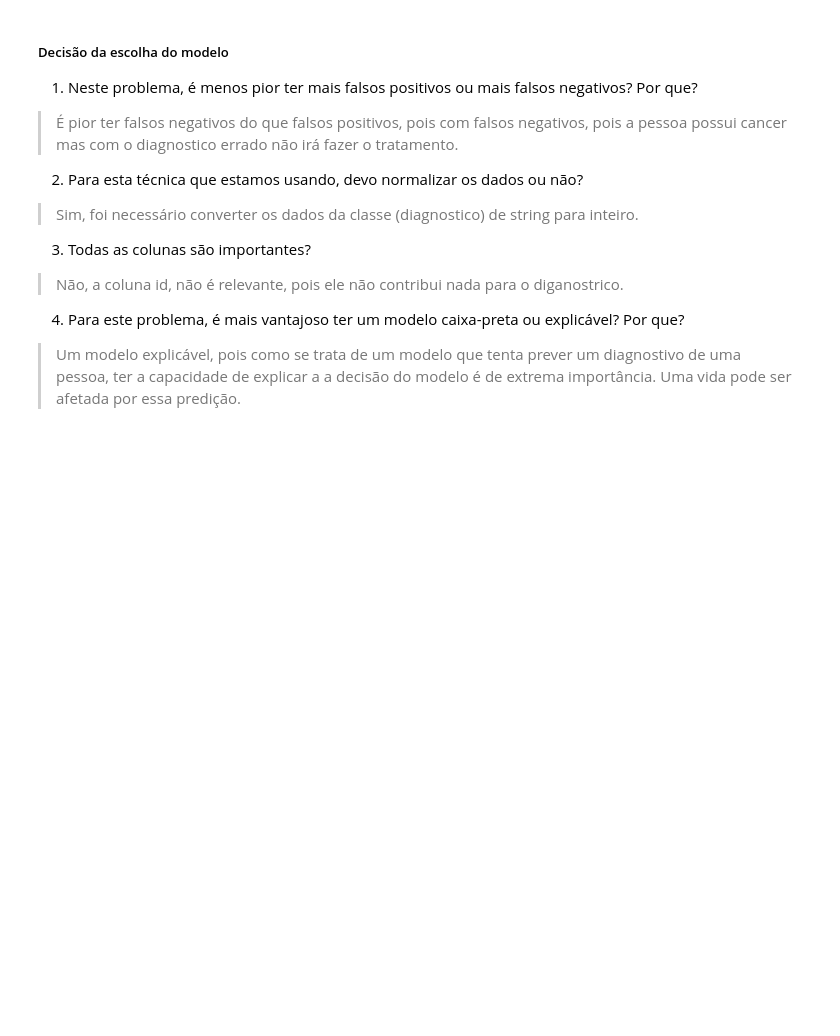
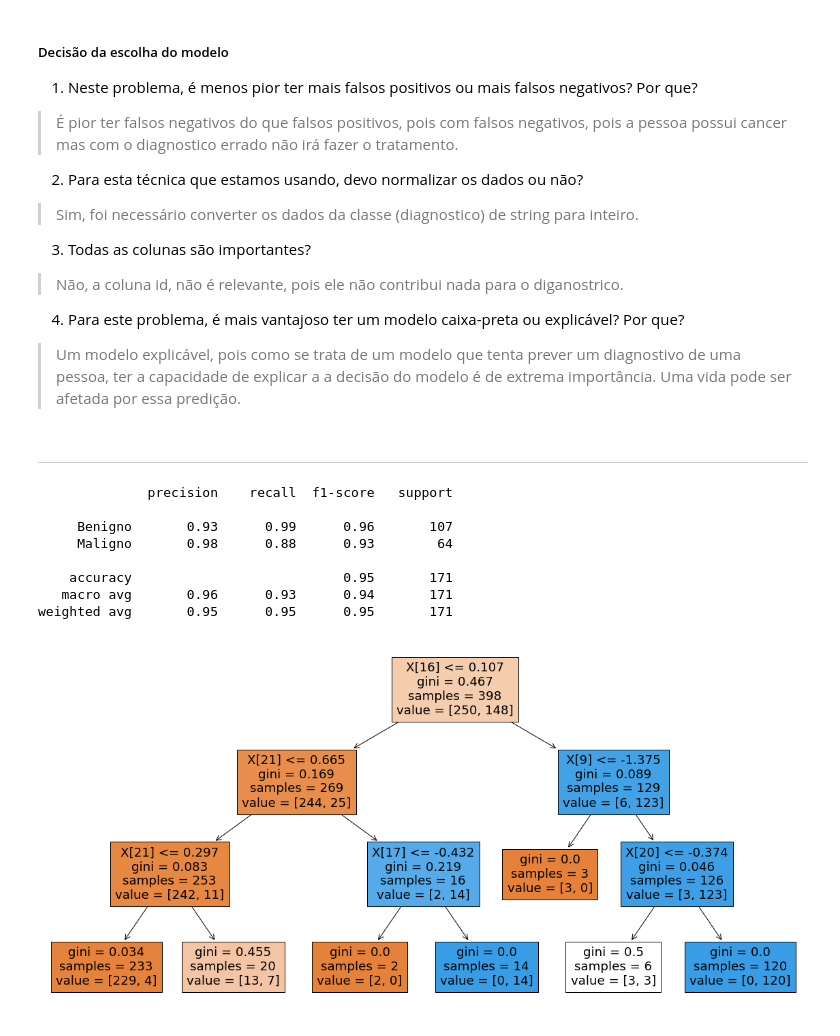
Before and after one commit to EutruTepit/BigData2022, a Jupyter notebook: Prova/Prova_1.ipynb, the cells around one changed output. Drawn from its saved outputs; the diff is of its cells as text; code cells hidden in the pictures; blank space fills up the shorter version.

```diff
--- a/Prova/Prova_1.ipynb
+++ b/Prova/Prova_1.ipynb
@@ -461 +491,39 @@ with open('objetos2.pkl', 'wb') as arquivo:
   pickle.dump([ss, dtc], arquivo)
+# %% [markdown]
+
+
+---
+# %%
+Xtreino, Xteste, Ytreino, Yteste = train_test_split(df[['raio_0', 'textura_0', 'suavizacao_0', 'compactacao_0', 'concavidade_0', 'pontos_concavos_0',
+       'simetria_0', 'dimencao_fracional_0', 'raio_1', 'textura_1',
+       'suavizacao_1', 'compactacao_1',
+       'concavidade_1', 'pontos_concavos_1', 'simetria_1',
+       'dimencao_fracional_1', 'raio_2', 'textura_2',
+       'suavizacao_2', 'compactacao_2', 'concavidade_2', 'pontos_concavos_2',
+       'simetria_2', 'dimencao_fracional_2']], df['diagnostico'], test_size=.3, stratify=df['diagnostico'], random_state=rs)
+
+ss = StandardScaler()
+Xtreino = ss.fit_transform(Xtreino)
+Xteste = ss.transform(Xteste)
+
+dtc = DecisionTreeClassifier(max_depth=3, random_state=rs)
+dtc.fit(Xtreino, Ytreino)
+
+DecisionTreeClassifier(max_depth=3, random_state=rs)
+
+plot_tree(dtc, filled=True);
+
+
+from sklearn.metrics import classification_report
+
+print(classification_report(Yteste, dtc.predict(Xteste)))
+# %% [output]
+              precision    recall  f1-score   support
+
+     Benigno       0.93      0.99      0.96       107
+     Maligno       0.98      0.88      0.93        64
+
+    accuracy                           0.95       171
+   macro avg       0.96      0.93      0.94       171
+weighted avg       0.95      0.95      0.95       171
+[figure, added]
```
Also changed, not shown: parts of 11 cells of this notebook.
